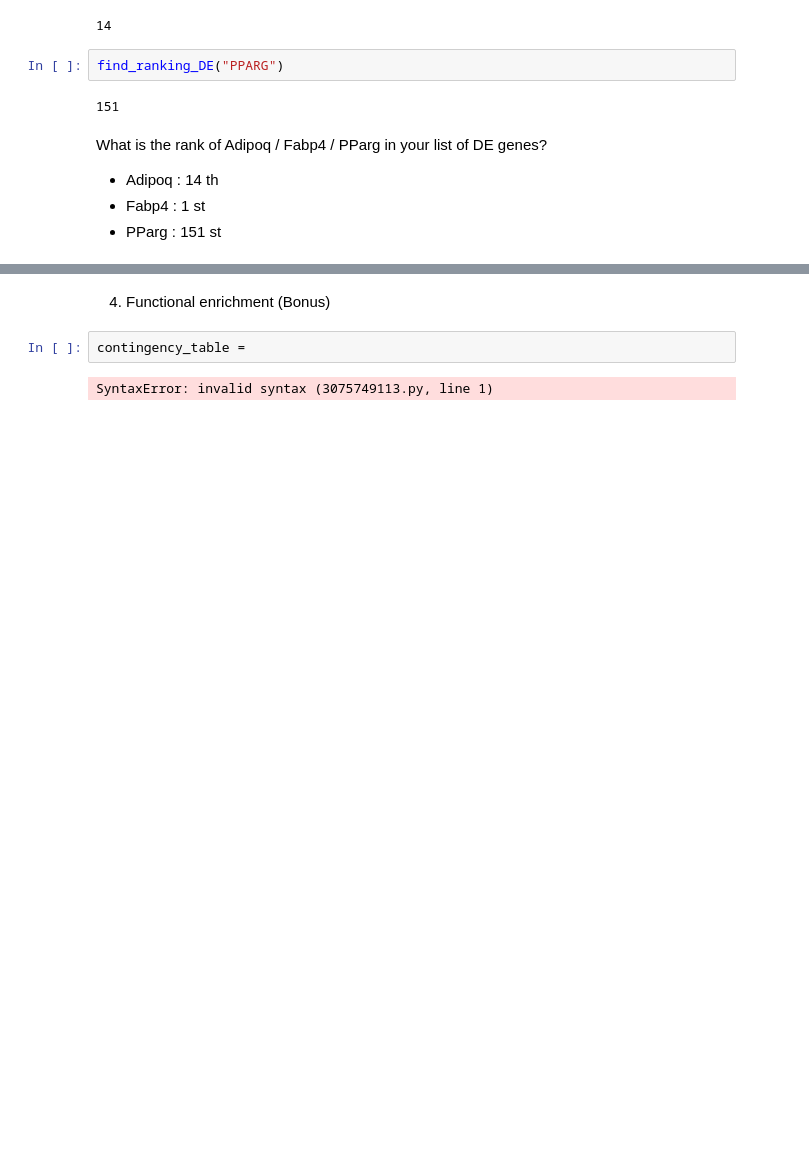
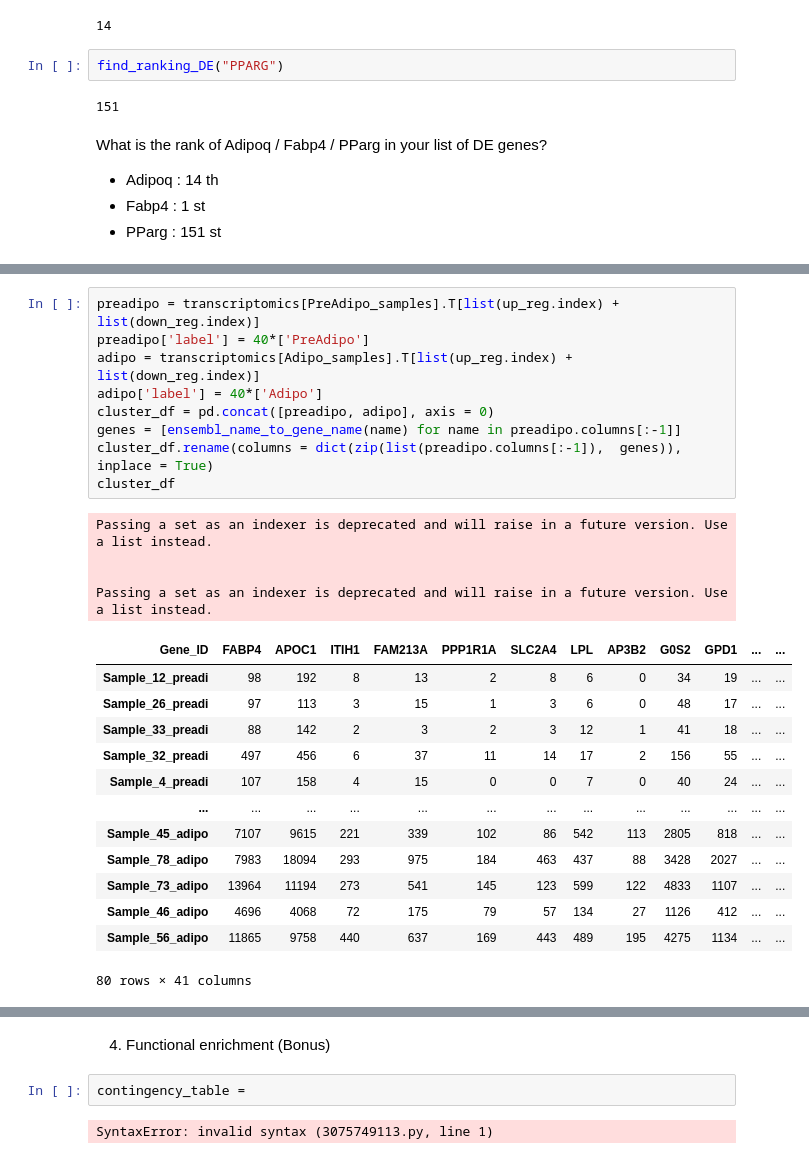
Before and after one commit to CamilleChallier/Transcriptomics_project, a Jupyter notebook: camille.ipynb, the cells around one changed output, grey strips where cells are left out. Cells and saved outputs as stored; diff of their text form; blank space fills up the shorter version.

```diff
--- a/camille.ipynb
+++ b/camille.ipynb
@@ -382,0 +403,27 @@ Matplotlib is currently using module://matplotlib_inline.backend_inline, which i
+# %%
+preadipo = transcriptomics[PreAdipo_samples].T[list(up_reg.index) + list(down_reg.index)]
+preadipo['label'] = 40*['PreAdipo']
+adipo = transcriptomics[Adipo_samples].T[list(up_reg.index) + list(down_reg.index)]
+adipo['label'] = 40*['Adipo']
+cluster_df = pd.concat([preadipo, adipo], axis = 0)
+genes = [ensembl_name_to_gene_name(name) for name in preadipo.columns[:-1]]
+cluster_df.rename(columns = dict(zip(list(preadipo.columns[:-1]),  genes)), inplace = True)
+cluster_df
+# %% [output]
+Passing a set as an indexer is deprecated and will raise in a future version. Use a list instead.
+
+
+Passing a set as an indexer is deprecated and will raise in a future version. Use a list instead.
+| Gene_ID | FABP4 | APOC1 | ITIH1 | FAM213A | PPP1R1A | SLC2A4 | LPL | AP3B2 | G0S2 | GPD1 | ... | ... |
+| Sample_12_preadi | 98 | 192 | 8 | 13 | 2 | 8 | 6 | 0 | 34 | 19 | ... | ... |
+| Sample_26_preadi | 97 | 113 | 3 | 15 | 1 | 3 | 6 | 0 | 48 | 17 | ... | ... |
+| Sample_33_preadi | 88 | 142 | 2 | 3 | 2 | 3 | 12 | 1 | 41 | 18 | ... | ... |
+| Sample_32_preadi | 497 | 456 | 6 | 37 | 11 | 14 | 17 | 2 | 156 | 55 | ... | ... |
+| Sample_4_preadi | 107 | 158 | 4 | 15 | 0 | 0 | 7 | 0 | 40 | 24 | ... | ... |
+| ... | ... | ... | ... | ... | ... | ... | ... | ... | ... | ... | ... | ... |
+| Sample_45_adipo | 7107 | 9615 | 221 | 339 | 102 | 86 | 542 | 113 | 2805 | 818 | ... | ... |
+| Sample_78_adipo | 7983 | 18094 | 293 | 975 | 184 | 463 | 437 | 88 | 3428 | 2027 | ... | ... |
+| Sample_73_adipo | 13964 | 11194 | 273 | 541 | 145 | 123 | 599 | 122 | 4833 | 1107 | ... | ... |
+| Sample_46_adipo | 4696 | 4068 | 72 | 175 | 79 | 57 | 134 | 27 | 1126 | 412 | ... | ... |
+| Sample_56_adipo | 11865 | 9758 | 440 | 637 | 169 | 443 | 489 | 195 | 4275 | 1134 | ... | ... |
+80 rows × 41 columns
```
Also changed, not shown: parts of 9 cells of this notebook.
